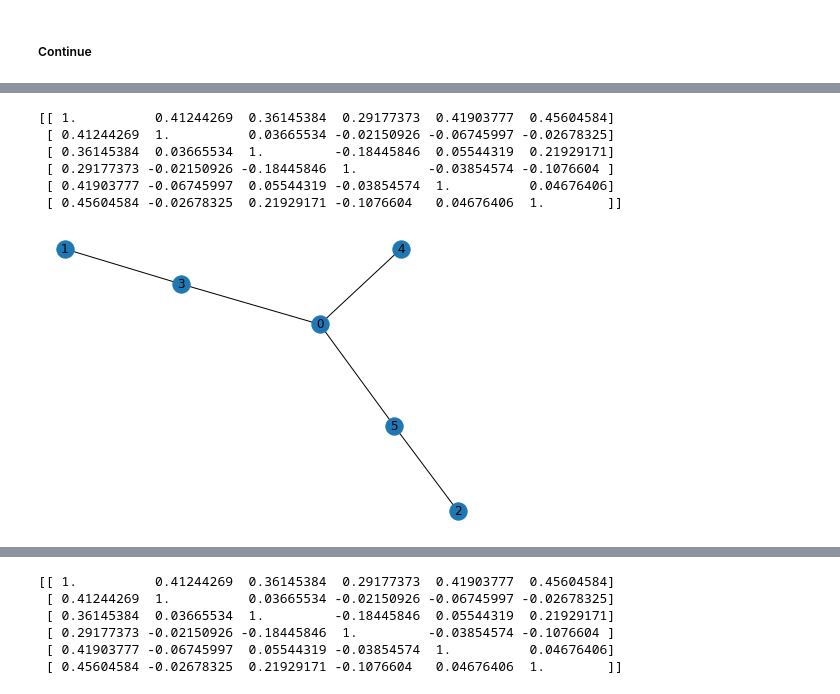
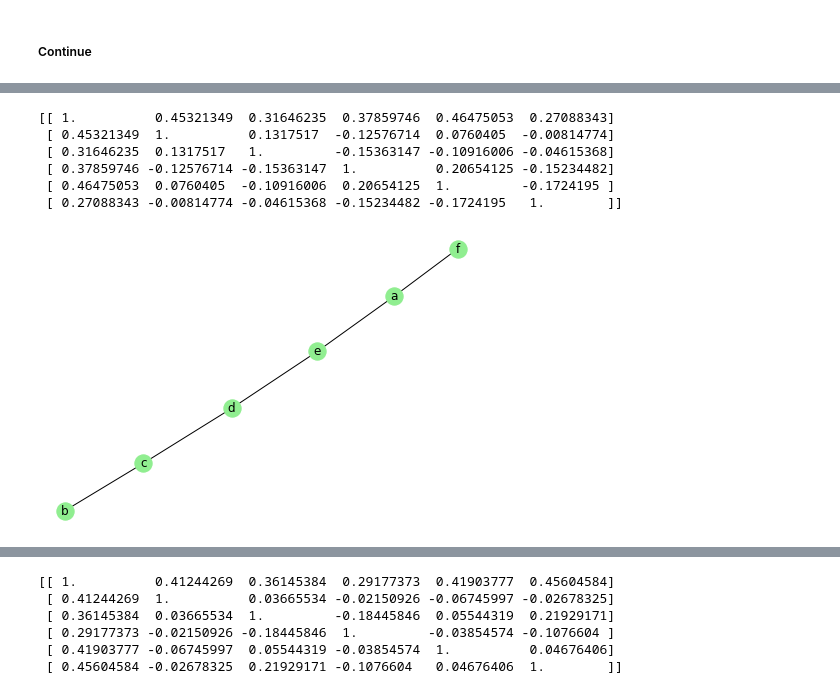
Before and after one commit to kislN/SignProcedure, a Jupyter notebook: main_rand_values.ipynb, the cells around one changed output, grey strips where cells are left out. Cells and saved outputs as stored; diff of their text form; code cells hidden in the pictures.

```diff
--- a/main_rand_values.ipynb
+++ b/main_rand_values.ipynb
@@ -348,7 +297,7 @@ observations number = 100
 # %% [markdown]
 ##### Continue
 # %%
-stcks = ['0', '1', '2', '3', '4', '5']
+stcks = ['a', 'b', 'c', 'd', 'e', 'f']
 corr = [[1, 0.4, 0.4, 0.4, 0.4, 0.4],\
         [0.4, 1, 0, 0, 0, 0],\
         [0.4, 0, 1, 0, 0, 0],\
@@ -356,10 +305,6 @@ corr = [[1, 0.4, 0.4, 0.4, 0.4, 0.4],\
         [0.4, 0, 0, 0, 1, 0],\
         [0.4, 0, 0, 0, 0, 1]]
 
-ref_MST1 = create_Kruskal_MST(corr, stcks)
-
-ref_MST2 = create_Prima_MST(corr, stcks)
-
-print(sorted(ref_MST1.degree) == sorted(ref_MST2.degree))
-nx.draw(ref_MST2, with_labels=True)
+corr = np.corrcoef(get_norm_seq(corr, 1000))
+corr
 # %% [output]
@@ -368,16 +333,16 @@ True
 # %%
 new_rets = get_norm_seq(corr, 100)
 new_inds = get_inds_matrix(new_rets)
 
 print(np.corrcoef(new_rets))
 
-G = create_hypot_MST(new_inds, stcks, 0.15)
-nx.draw(G, with_labels=True)
+G = create_Prim_hypot_MST(new_inds, stcks, 0.1)
+nx.draw(G, with_labels=True, node_color='lightgreen')
 # %% [output]
-[[ 1.          0.41244269  0.36145384  0.29177373  0.41903777  0.45604584]
- [ 0.41244269  1.          0.03665534 -0.02150926 -0.06745997 -0.02678325]
- [ 0.36145384  0.03665534  1.         -0.18445846  0.05544319  0.21929171]
- [ 0.29177373 -0.02150926 -0.18445846  1.         -0.03854574 -0.1076604 ]
- [ 0.41903777 -0.06745997  0.05544319 -0.03854574  1.          0.04676406]
- [ 0.45604584 -0.02678325  0.21929171 -0.1076604   0.04676406  1.        ]]
+[[ 1.          0.45321349  0.31646235  0.37859746  0.46475053  0.27088343]
+ [ 0.45321349  1.          0.1317517  -0.12576714  0.0760405  -0.00814774]
+ [ 0.31646235  0.1317517   1.         -0.15363147 -0.10916006 -0.04615368]
+ [ 0.37859746 -0.12576714 -0.15363147  1.          0.20654125 -0.15234482]
+ [ 0.46475053  0.0760405  -0.10916006  0.20654125  1.         -0.1724195 ]
+ [ 0.27088343 -0.00814774 -0.04615368 -0.15234482 -0.1724195   1.        ]]
-[figure, old version]
+[figure, new version]
```
Also changed, not shown: parts of 17 cells of this notebook, 3 other files.
